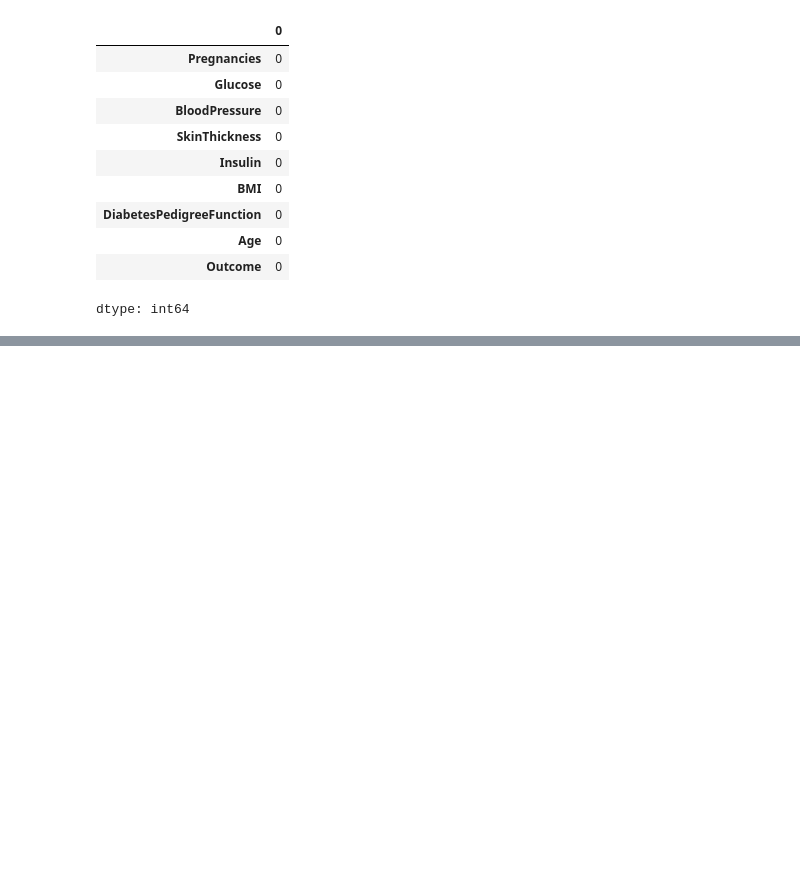
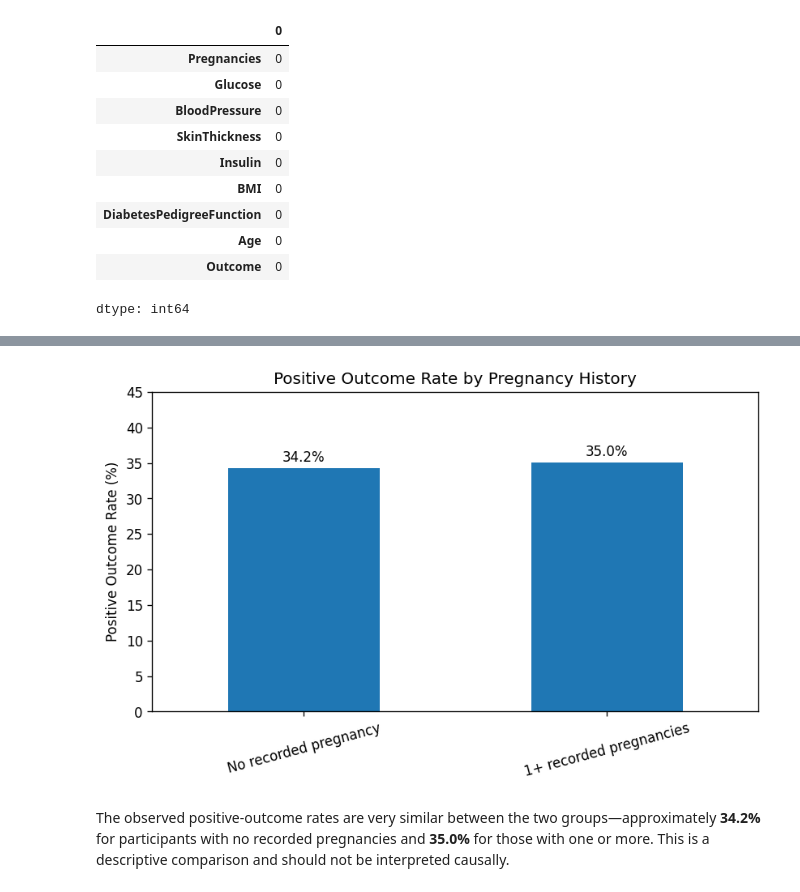
Before and after one commit to melodyyangds/Python-visualization-work, a Jupyter notebook: notebooks/diabetes_data_cleaning.ipynb, the cells around one changed output, grey strips where cells are left out. Cells and saved outputs as stored; diff of their text form; code cells hidden in the pictures; blank space fills up the shorter version.

```diff
--- a/notebooks/diabetes_data_cleaning.ipynb
+++ b/notebooks/diabetes_data_cleaning.ipynb
@@ -145,0 +157,24 @@ The proportion of individuals who develop diabetes following pregnancy is: 0.350
+# %%
+outcome_by_history = (
+    df.groupby("has_pregnancy_history")["Outcome"]
+      .mean()
+      .rename(index={0: "No recorded pregnancy", 1: "1+ recorded pregnancies"})
+      .mul(100)
+)
+
+ax = outcome_by_history.plot(kind="bar", figsize=(7, 4.5))
+ax.set_title("Positive Outcome Rate by Pregnancy History")
+ax.set_ylabel("Positive Outcome Rate (%)")
+ax.set_xlabel("")
+ax.set_ylim(0, 45)
+plt.xticks(rotation=15)
+
+for i, value in enumerate(outcome_by_history.values):
+    ax.text(i, value + 1, f"{value:.1f}%", ha="center")
+
+plt.tight_layout()
+plt.show()
+# %% [output]
+[figure, added]
+# %% [markdown]
+The observed positive-outcome rates are very similar between the two groups—approximately **34.2%** for participants with no recorded pregnancies and **35.0%** for those with one or more. This is a descriptive comparison and should not be interpreted causally.
```
Also changed, not shown: parts of 17 cells of this notebook, 7 other files.
